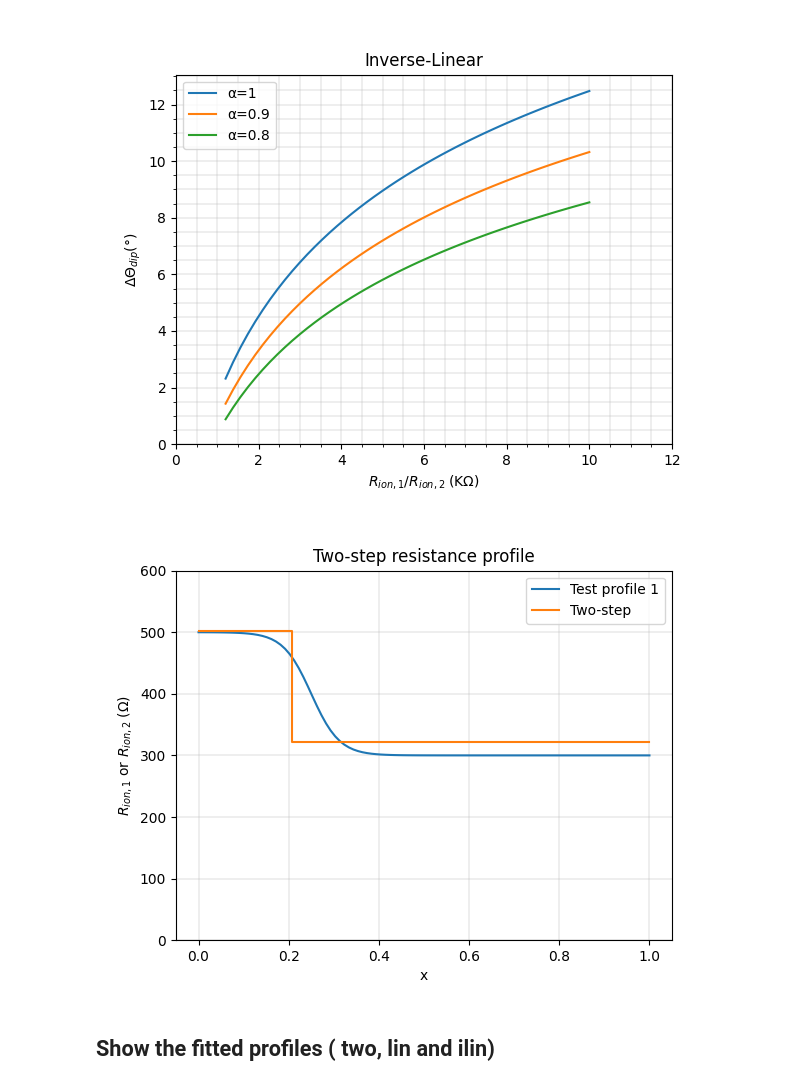
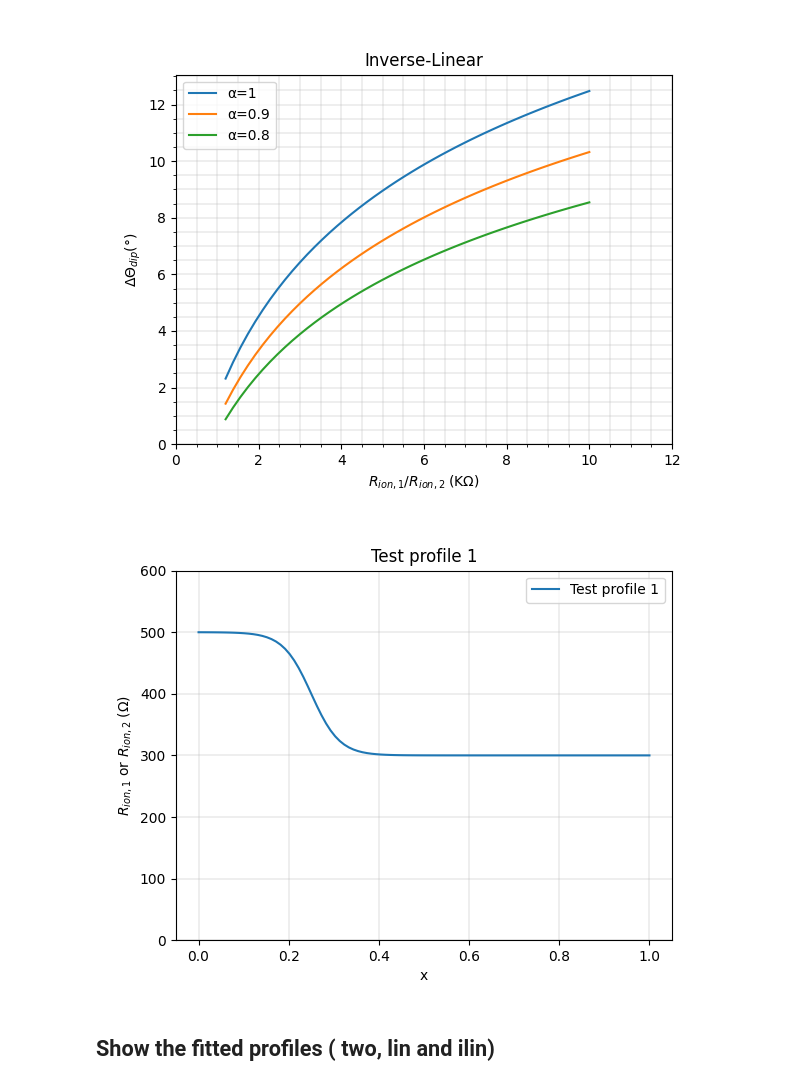
Before and after one commit to Yugal0/fitting-gen-arbitrary-eis, a Jupyter notebook: main_prof_1.ipynb, the cells around one changed output. Saved outputs shown, nothing was run; the diff lists cells and outputs as text; code cells hidden in the pictures.

```diff
--- a/main_prof_1.ipynb
+++ b/main_prof_1.ipynb
@@ -193,38 +193,40 @@ for idx1,ax,fg,title in zip([0,1,2],(axtwo,axlin,axilin),(fig,fig1,fig2),("Two-s
 # %%
 delta=0.2063
 fig1, axx= plt.subplots()
 x=np.linspace(0,1,100)
 a=4
 b=4
 def R(x):
     return 100*(a*np.tanh(b**2-a*x)+np.tanh(a-b**2*x))
 #plot the arbitray profile
 axx.plot(x,R(x),label="Test profile 1")
 #plot the fitted profiles
-axx.plot([0,delta,delta,1],[R1_two,R1_two,R2_two,R2_two],label="Two-step")
-axx.set_title("Two-step resistance profile")
+# axx.plot([0,delta,delta,1],[R1_two,R1_two,R2_two,R2_two],label="Two-step")
+axx.set_title("Test profile 1")
 # axx.set_title("Inverse-Linear resistance profile")
 # axx.set_title("Linear resistance profile")
 # axx.plot([0,1],[R1_lin,R2_lin],label="Linear")
 
 def R_ilin(x):
     return 1/(1/R1_ilin+(1/R2_ilin-1/R1_ilin)*x)
-# axx.plot(x,R_ilin(x),label="Inv Lin")
+# axx.plot(x,R_ilin(x),label="Inverse-Linear")
 
 # axx.set_xlim(0,)
 axx.set_ylim(0,600)
 
 axx.set_xlabel("x")
 axx.set_ylabel("$R_{ion,1}$ or $R_{ion,2}\;$($\Omega$)")
 axx.legend()
 axx.grid(linewidth=0.3)
-# fig1.savefig("fitted_prof1.png",dpi=400)
-fig1.savefig("fitted_two_prof1.png",dpi=500)
+# fig1.savefig("fitted_prof1.png",dpi=500)
+# fig1.savefig("fitted_two_prof1.png",dpi=500)
+# fig1.savefig("two-step.png",dpi=500)
 # fig1.savefig("two-step.png",dpi=500)
 # fig1.savefig("Linear.png",dpi=500)
 # fig1.savefig("Inverse-Linear.png",dpi=500)
+fig1.savefig("Test prof 1",dpi=500)
 # %% [output]
-[figure, old version]
+[figure, new version]
 # %% [markdown]
 ## Show the fitted profiles ( two, lin and ilin)
 # %%
```
Also changed, not shown: parts of 1 cell of this notebook, 6 other files.
